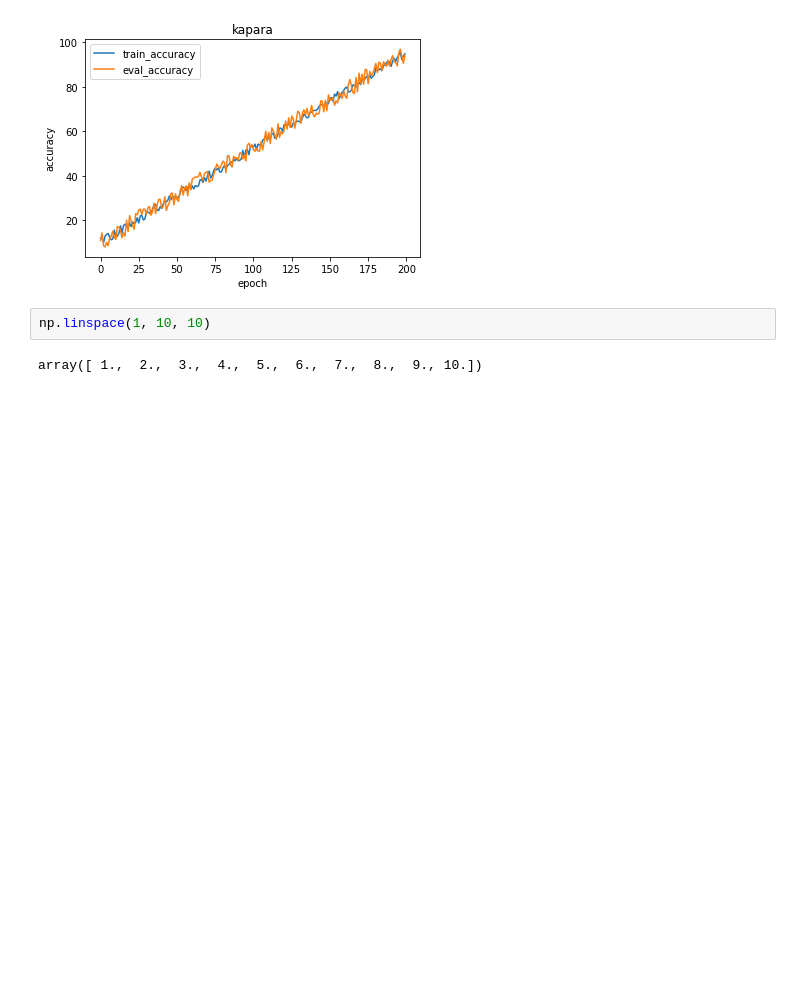
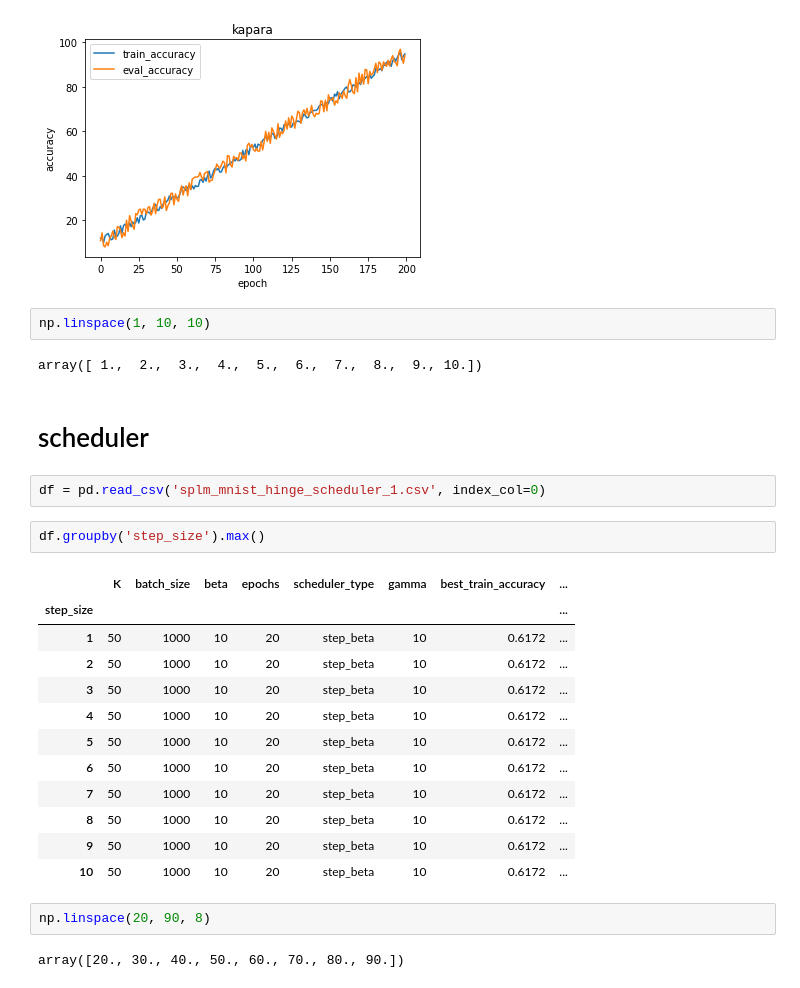
Before and after one commit to eldarab/SPLM, a Jupyter notebook: experiments/results/visualize_results.ipynb, the cells around one changed output. Saved outputs shown, nothing was run; the diff lists cells and outputs as text; blank space fills up the shorter version.

```diff
--- a/experiments/results/visualize_results.ipynb
+++ b/experiments/results/visualize_results.ipynb
@@ -87,3 +87,26 @@ plt.show()
 np.linspace(1, 10, 10)
 # %% [output]
 array([ 1.,  2.,  3.,  4.,  5.,  6.,  7.,  8.,  9., 10.])
+# %% [markdown]
+# scheduler
+# %%
+df = pd.read_csv('splm_mnist_hinge_scheduler_1.csv', index_col=0)
+# %%
+df.groupby('step_size').max()
+# %% [output]
+|  | K | batch_size | beta | epochs | scheduler_type | gamma | best_train_accuracy | ... |
+| step_size |  |  |  |  |  |  |  | ... |
+| 1 | 50 | 1000 | 10 | 20 | step_beta | 10 | 0.6172 | ... |
+| 2 | 50 | 1000 | 10 | 20 | step_beta | 10 | 0.6172 | ... |
+| 3 | 50 | 1000 | 10 | 20 | step_beta | 10 | 0.6172 | ... |
+| 4 | 50 | 1000 | 10 | 20 | step_beta | 10 | 0.6172 | ... |
+| 5 | 50 | 1000 | 10 | 20 | step_beta | 10 | 0.6172 | ... |
+| 6 | 50 | 1000 | 10 | 20 | step_beta | 10 | 0.6172 | ... |
+| 7 | 50 | 1000 | 10 | 20 | step_beta | 10 | 0.6172 | ... |
+| 8 | 50 | 1000 | 10 | 20 | step_beta | 10 | 0.6172 | ... |
+| 9 | 50 | 1000 | 10 | 20 | step_beta | 10 | 0.6172 | ... |
+| 10 | 50 | 1000 | 10 | 20 | step_beta | 10 | 0.6172 | ... |
+# %%
+np.linspace(20, 90, 8)
+# %% [output]
+array([20., 30., 40., 50., 60., 70., 80., 90.])
```
